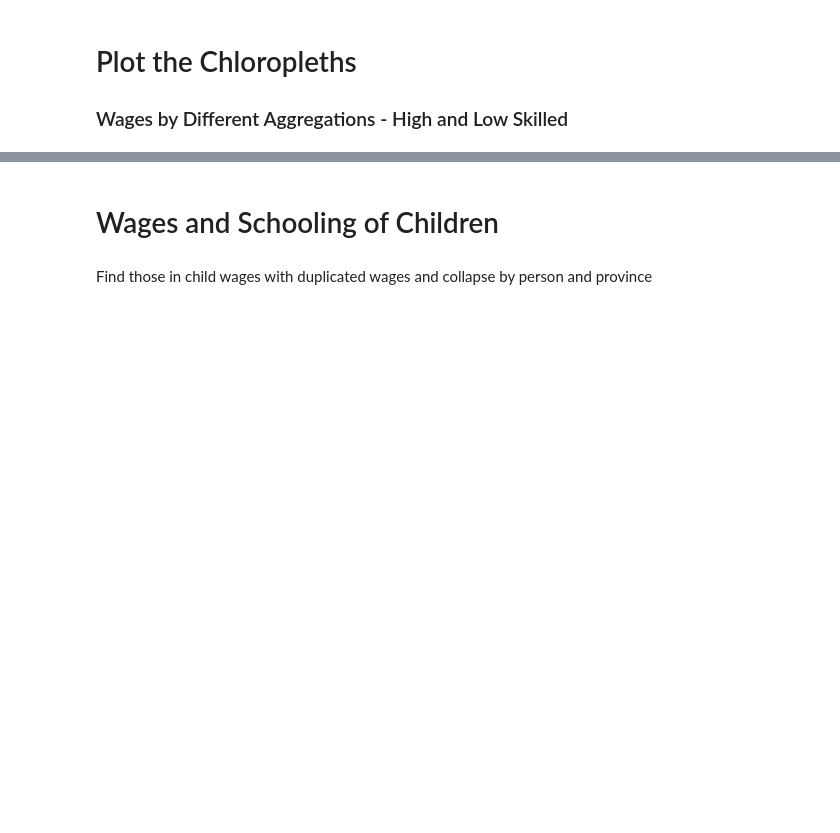
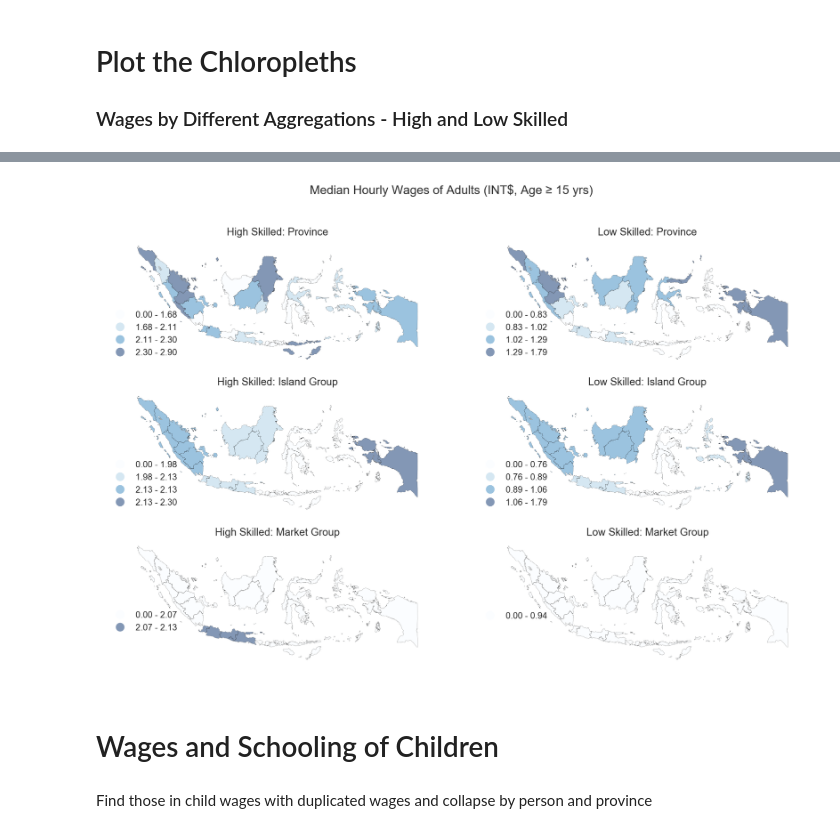
Before and after one commit to VoodooChild83/Doctoral_Thesis-IFLS_Project, a Jupyter notebook: Project Files/Maps/Python Visualization of Indonesian Statistics/Visualizations/Creation of Shape Files and Visualizations/Notebooks/Indonesian Wages and Schooling - Cleaning and Mapping.ipynb, the cells around one changed output, grey strips where cells are left out. Saved outputs shown, nothing was run; the diff lists cells and outputs as text; code cells hidden in the pictures; blank space fills up the shorter version.

```diff
--- a/Project Files/Maps/Python Visualization of Indonesian Statistics/Visualizations/Creation of Shape Files and Visualizations/Notebooks/Indonesian Wages and Schooling - Cleaning and Mapping.ipynb
+++ b/Project Files/Maps/Python Visualization of Indonesian Statistics/Visualizations/Creation of Shape Files and Visualizations/Notebooks/Indonesian Wages and Schooling - Cleaning and Mapping.ipynb
@@ -192,12 +200,7 @@ Wages["Skill_Level_School"] = (Wages.MaxSchYrs>=9).astype('int')
 # %% [markdown]
 # Generate the Provincial Median Wages and the Average Schooling Years
 # %%
-#Lambda function for weighted average of schooling years
-#wm = lambda x: np.average(x, weights=Tracker.loc[x.index,"perwt"])
-
 #Define dictionary with functions to apply
 function = {'MaxSchYrs':'mean','ln_wage_hr':'median','serial':'count'}
 
-Avg_Prov = ( Wages
-             .groupby(["Prov Code","Skill_Level_School"], as_index=False)
-             .agg(function) )
+Avg_Prov = Wages.groupby(["Prov Code","Skill_Level_School"], as_index=False).agg(function)
@@ -204,8 +209,5 @@ Avg_Prov = ( Wages
 # %%
-Avg_Prov["r_wage_hr"] = np.exp(Avg_Prov["ln_wage_hr"])
-Avg_Prov.drop("ln_wage_hr",axis=1,inplace=True)
+Avg_Prov = Avg_Prov[Avg_Prov.serial>2].drop(["serial","ln_wage_hr"], axis=1, inplace=False)
-# %%
-Avg_Prov = Avg_Prov[Avg_Prov.serial>2].drop("serial", axis=1, inplace=False)
 # %%
 Avg_Prov
 # %% [output]
@@ -376,3 +299,47 @@ fig.savefig('/Users/idiosyncrasy58/Desktop/All_Med_Wages.png',
+# %%
+fig, ax = plt.subplots(ncols=2, nrows=3, sharex=True, sharey=True, figsize=(14,9))
+
+Base_1 = Ind_Adult_Prov[Ind_Adult_Prov.Skill_Level_School==1]
+Base_2 = Ind_Adult_Prov[Ind_Adult_Prov.Skill_Level_School==0]
+
+Base_3 = Ind_Adult_Island[Ind_Adult_Island.Skill_Level_School==1]
+Base_4 = Ind_Adult_Island[Ind_Adult_Island.Skill_Level_School==0]
+
+Base_5 = Ind_Adult_Market[Ind_Adult_Market.Skill_Level_School==1]
+Base_6 = Ind_Adult_Market[Ind_Adult_Market.Skill_Level_School==0]
+
+Bases = [Base_1, Base_2, Base_3, Base_4, Base_5, Base_6]
+
+LOC = (0., 0.30, 0.2, 0.2)
+
+count = 0
+
+Title1 = ['High Skilled','Low Skilled']
+Title2 = ['Province','Island Group','Market Group']
+
+for i in range(ax.shape[0]):
+    for j in range(ax.shape[1]):
+
+        if count<4: quant=4
+        else: quant=2
+
+        ( Bases[count].plot(ax=ax[i,j], column="r_wage_hr", cmap='Blues',
+                            scheme="quantiles", k=quant,
+                            linewidth=0.1, legend=True)
+                      .axis('off') );
+
+        ax[i,j].get_legend().set_bbox_to_anchor(LOC)
+
+        ax[i,j].set_title(Title1[j] + ': ' + Title2[i])
+
+        count += 1
+
+fig.suptitle('Median Hourly Wages of Adults (INT$, Age ≥ 15 yrs)', fontsize=14);
+
+fig.savefig('/Users/idiosyncrasy58/Desktop/All_Med_Wages.png',
+           dpi=500, frameon=False, bbox_inches='tight')
+# %% [output]
+[figure, added]
 # %% [markdown]
 # Wages and Schooling of Children
 # %% [markdown]
```
Also changed, not shown: parts of 24 cells of this notebook, 9 other files.
